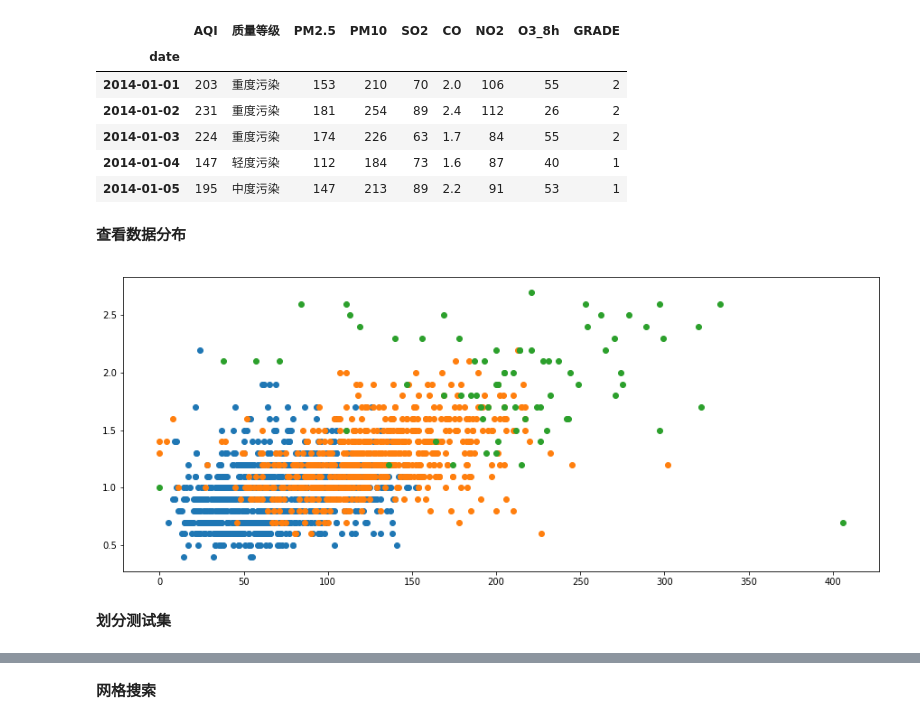
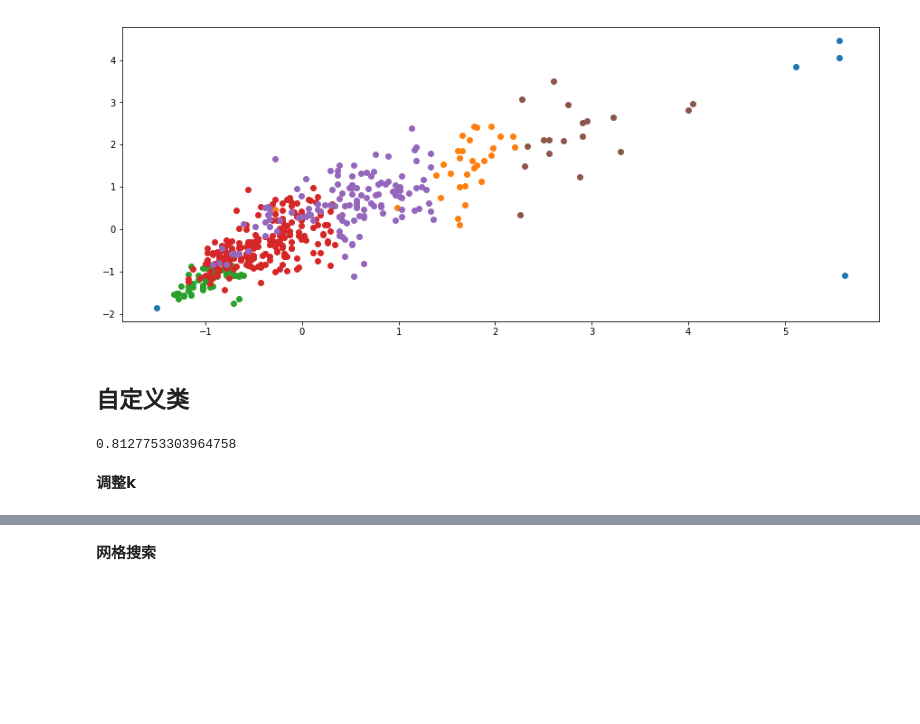
Before and after one commit to aimar112982/AQIstudy-1, a Jupyter notebook: AQI_analysis/kNNforAQI.ipynb, the cells around one changed output, grey strips where cells are left out. Cells and saved outputs as stored; diff of their text form; code cells hidden in the pictures; blank space fills up the shorter version.

```diff
--- a/AQI_analysis/kNNforAQI.ipynb
+++ b/AQI_analysis/kNNforAQI.ipynb
@@ -7,5 +22,4 @@ kNN算法是一种基于实例的分类算法，对于给定标签的训练集
 # %%
-import pandas as pd
-
-wh_data = pd.read_csv('../AQI_maincity/武汉.csv', index_col='date', encoding='utf-8', engine='python')
-wh_data.drop(index=wh_data[wh_data['质量等级']=='无'].index, inplace=True) # 删除异常值
+wh_data = pd.read_csv('武汉.csv', index_col='date', encoding='utf-8', engine='python')
+wh_data.drop(index=wh_data[wh_data['质量等级']=='无'].index, inplace=True)
+wh_data.head()
@@ -20,28 +34,21 @@ def get_grade(data):
-# %%
-wh_data['GRADE'] = wh_data.AQI.apply(get_grade)
-wh_data.dropna(inplace=True)
-wh_data.head()
-# %% [output]
-|  | AQI | 质量等级 | PM2.5 | PM10 | SO2 | CO | NO2 | O3_8h | GRADE |
-| date |  |  |  |  |  |  |  |  |  |
-| 2014-01-01 | 203 | 重度污染 | 153 | 210 | 70 | 2.0 | 106 | 55 | 2 |
-| 2014-01-02 | 231 | 重度污染 | 181 | 254 | 89 | 2.4 | 112 | 26 | 2 |
-| 2014-01-03 | 224 | 重度污染 | 174 | 226 | 63 | 1.7 | 84 | 55 | 2 |
-| 2014-01-04 | 147 | 轻度污染 | 112 | 184 | 73 | 1.6 | 87 | 40 | 1 |
-| 2014-01-05 | 195 | 中度污染 | 147 | 213 | 89 | 2.2 | 91 | 53 | 1 |
+# %%
+from sklearn.model_selection import train_test_split
+from sklearn.preprocessing import StandardScaler
+
+X = wh_data.loc[:, ['PM2.5','PM10']]
+y = wh_data.loc[:, '质量等级']
+X_train, X_test, y_train, y_test = train_test_split(X, y, random_state=100)
+
+standardscaler = StandardScaler()
+standardscaler.fit(X_train)
+X_train_sca = standardscaler.transform(X_train)
+X_test_sca = standardscaler.transform(X_test)
+# %%
+plt.figure(figsize=(15,6))
+for label in np.unique(y):
+    plt.scatter(X_test_sca[y_test==label, 0], X_test_sca[y_test==label, 1])
+plt.show()
+# %% [output]
+[figure, added]
 # %% [markdown]
-**查看数据分布**
+## 自定义类
-# %%
-import numpy as np
-import matplotlib.pyplot as plt
-%matplotlib inline
-
-X = wh_data.loc[:, ['PM10','CO']]
-y = wh_data.loc[:, 'GRADE']
-
-plt.figure(figsize=(15,6))
-for label in np.unique(y):
-    plt.scatter(X.loc[y[y==label].index, 'PM10'], X.loc[y[y==label].index, 'CO'])
-plt.show()
-# %% [output]
-[figure, removed]
@@ -48,2 +99,8 @@ plt.show()
+# %%
+my_kNN = myKNN()
+my_kNN.fit(X_train_sca, y_train)
+my_kNN.score(X_test_sca, y_test)
+# %% [output]
+0.8127753303964758
 # %% [markdown]
-**划分测试集**
+**调整k**
```
Also changed, not shown: parts of 30 cells of this notebook.
